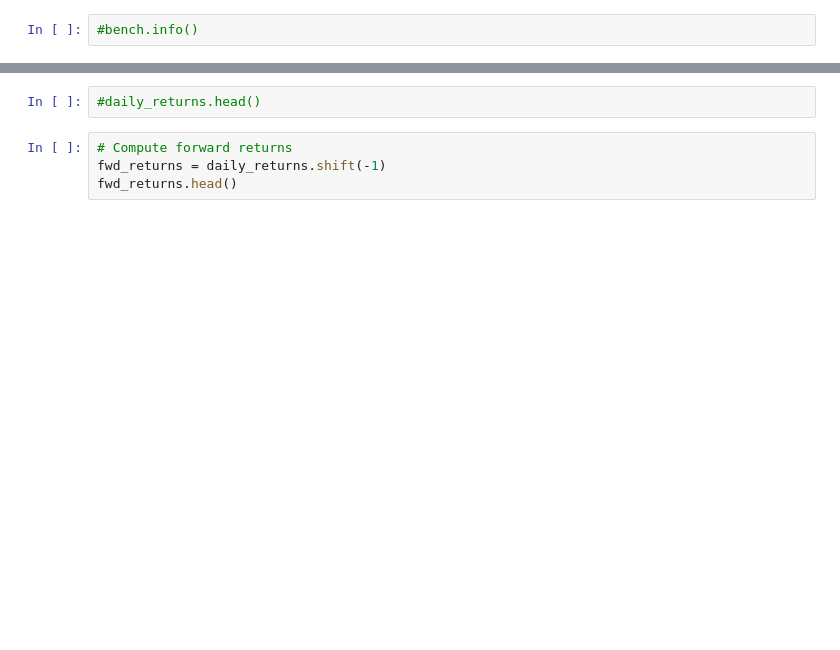
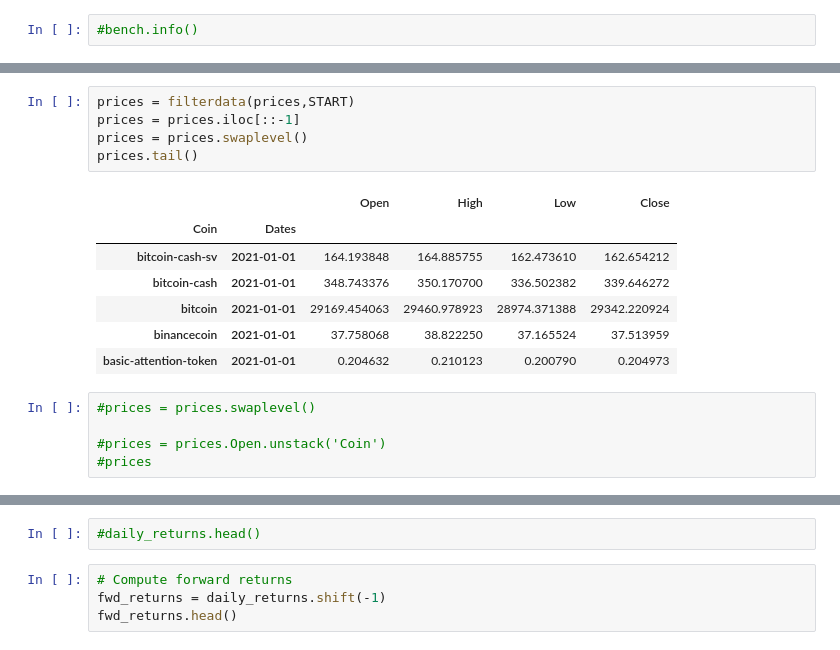
Before and after one commit to carlos-carlos/ML-Class-capstone-project, a Jupyter notebook: Step8_Backtest.ipynb, the cells around one changed output, grey strips where cells are left out. Saved outputs shown, nothing was run; the diff lists cells and outputs as text; blank space fills up the shorter version.

```diff
--- a/Step8_Backtest.ipynb
+++ b/Step8_Backtest.ipynb
@@ -61,3 +129,21 @@ bench.rename(columns = {'Open':'Bench'}, inplace = True)
+# %%
+prices = filterdata(prices,START)
+prices = prices.iloc[::-1]
+prices = prices.swaplevel()
+prices.tail()
+# %% [output]
+|  |  | Open | High | Low | Close |
+| Coin | Dates |  |  |  |  |
+| bitcoin-cash-sv | 2021-01-01 | 164.193848 | 164.885755 | 162.473610 | 162.654212 |
+| bitcoin-cash | 2021-01-01 | 348.743376 | 350.170700 | 336.502382 | 339.646272 |
+| bitcoin | 2021-01-01 | 29169.454063 | 29460.978923 | 28974.371388 | 29342.220924 |
+| binancecoin | 2021-01-01 | 37.758068 | 38.822250 | 37.165524 | 37.513959 |
+| basic-attention-token | 2021-01-01 | 0.204632 | 0.210123 | 0.200790 | 0.204973 |
+# %%
+#prices = prices.swaplevel()
+
+#prices = prices.Open.unstack('Coin')
+#prices
 # %%
 def get_backtest_data(predictions, prices):
     """Combine regression model predictions
```
Also changed, not shown: parts of 15 cells of this notebook.
